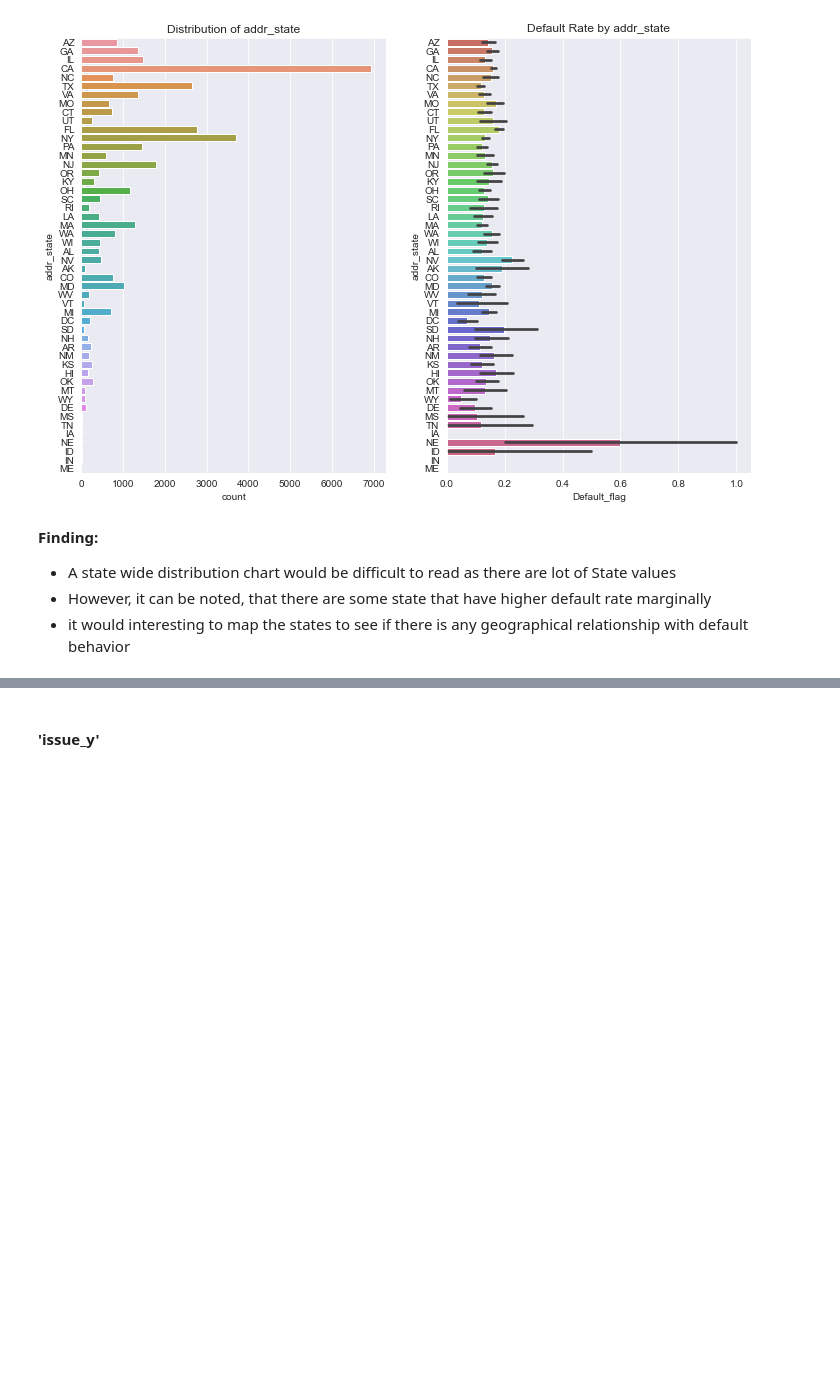
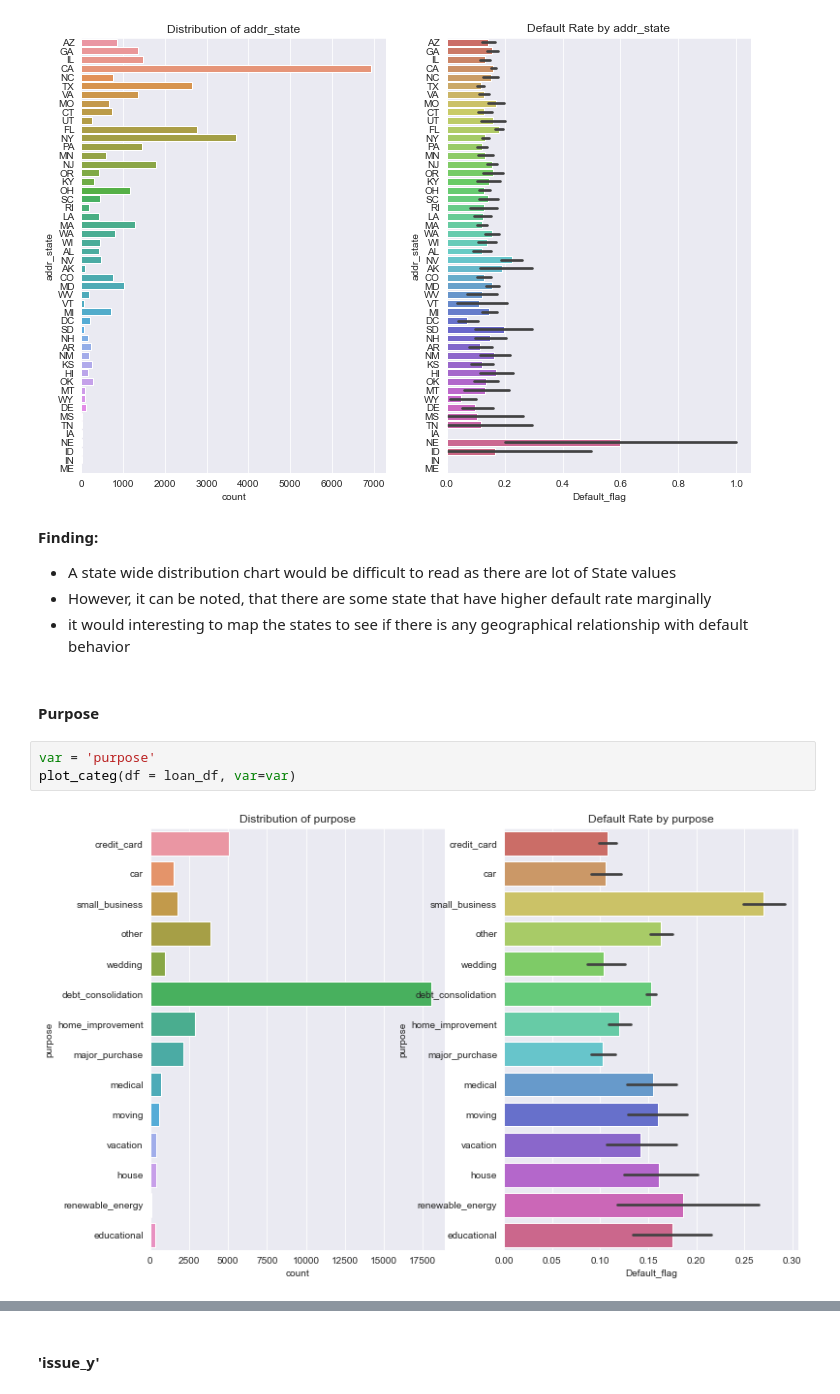
Before and after one commit to udaykadavi/LendingClubCaseStudy, a Jupyter notebook: EDA_UA.ipynb, the cells around one changed output, grey strips where cells are left out. Drawn from its saved outputs; the diff is of its cells as text; blank space fills up the shorter version.

```diff
--- a/EDA_UA.ipynb
+++ b/EDA_UA.ipynb
@@ -1016,3 +1016,10 @@ plot_categ(df = loan_df, var=var)
 - A state wide distribution chart would be difficult to read as there are lot of State values
 - However, it can be noted, that there are some state that have higher default rate marginally
 - it would interesting to map the states to see if there is any geographical relationship with default behavior
+# %% [markdown]
+#### Purpose
+# %%
+var = 'purpose'
+plot_categ(df = loan_df, var=var)
+# %% [output]
+[figure, added]
```
Also changed, not shown: parts of 5 cells of this notebook, 2 other files.
